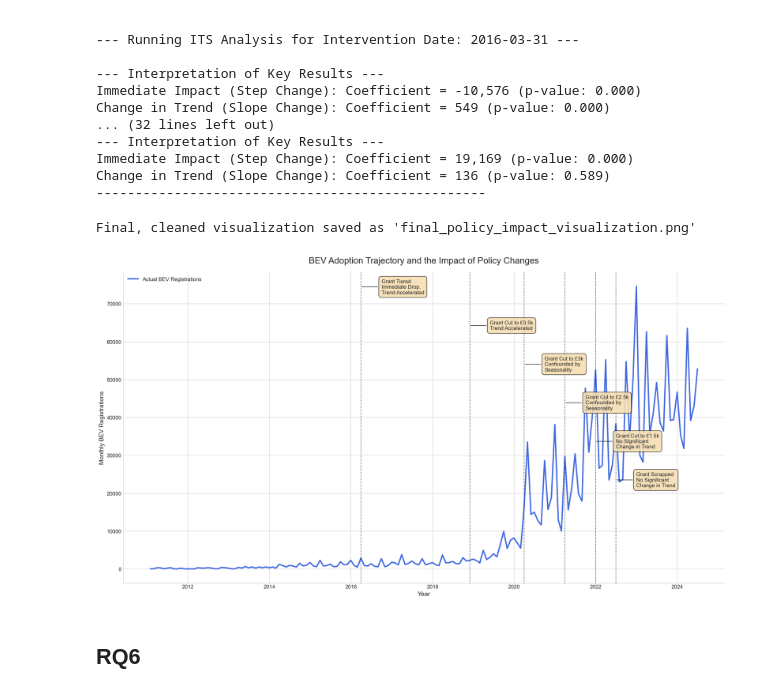
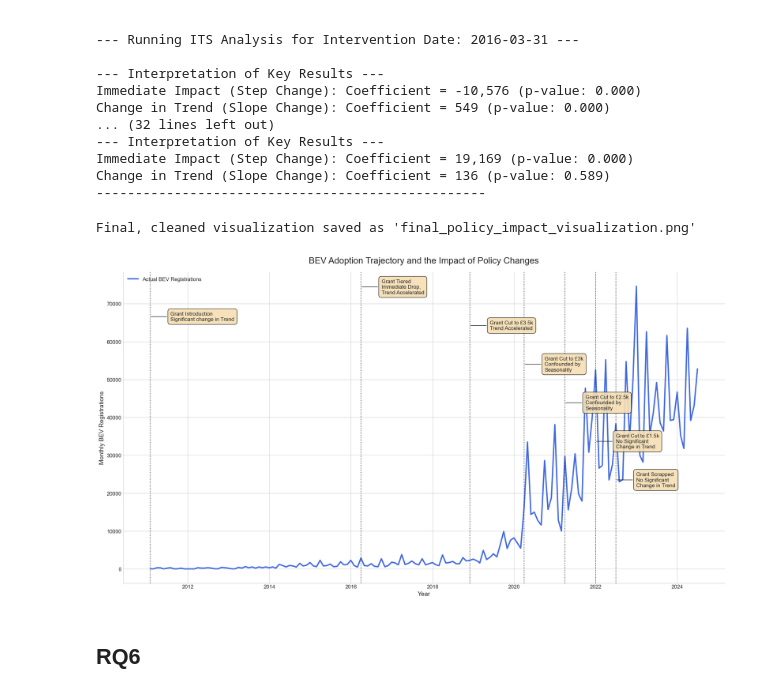
Before and after one commit to AshishSiwach/Masters_Dissertation, a Jupyter notebook: Code Files/Analysis and Modelling Code Files/Research_Questions_Analysis.ipynb, the cells around one changed output. Saved outputs shown, nothing was run; the diff lists cells and outputs as text; code cells hidden in the pictures.

```diff
--- a/Code Files/Analysis and Modelling Code Files/Research_Questions_Analysis.ipynb
+++ b/Code Files/Analysis and Modelling Code Files/Research_Questions_Analysis.ipynb
@@ -83,11 +83,12 @@ import matplotlib.pyplot as plt
 import seaborn as sns
 
 # --- Step 1: Load Data ---
-df = pd.read_csv('enhanced_imputed_dataset.csv', parse_dates=['date'], index_col='date')
+df = pd.read_csv("C:\\Users\\Ashish Siwach\\OneDrive - University of Exeter\\Dissertation_Cld\\Datasets\\enhanced_imputed_dataset.csv", parse_dates=['date'], index_col='date')
 TARGET = 'BEV_Registrations'
 
 # --- THE FIX: The complete and correct dictionary of all interventions ---
 interventions = {
+    '2011-01-31': {'label': 'Grant Introduction', 'finding': 'Significant change in Trend'},
     '2016-03-31': {'label': 'Grant Tiered', 'finding': 'Immediate Drop,\nTrend Accelerated'},
     '2018-11-30': {'label': 'Grant Cut to £3.5k', 'finding': 'Trend Accelerated'},
     '2020-03-31': {'label': 'Grant Cut to £3k', 'finding': 'Confounded by\nSeasonality'},
@@ -105,40 +106,40 @@ ax.plot(df.index, df[TARGET], label='Actual BEV Registrations', color='royalblue
 
 # --- Step 4: Add Vertical Lines and Staggered Annotations ---
 # Define staggered vertical positions for the annotations to prevent overlap
-y_positions_relative = [0.95, 0.82, 0.69, 0.56, 0.43, 0.30]
+y_positions_relative = [0.85, 0.95, 0.82, 0.69, 0.56, 0.43, 0.30]
 
 for i, (date_str, info) in enumerate(interventions.items()):
     intervention_date = pd.to_datetime(date_str)
 
     # Add the vertical line marking the policy change
     ax.axvline(x=intervention_date, color='black', linestyle=':', linewidth=1.5, alpha=0.8)
 
     # Use the staggered vertical position
     y_pos = ax.get_ylim()[1] * y_positions_relative[i]
 
     # Add the text and a simple line pointing to the event
     ax.annotate(f"{info['label']}\n{info['finding']}",
                 xy=(intervention_date, y_pos),
                 xytext=(intervention_date + pd.DateOffset(months=6), y_pos),
                 fontsize=12,
                 arrowprops=dict(arrowstyle="-", color='black', connectionstyle="arc3,rad=0"),
                 bbox=dict(boxstyle='round,pad=0.5', fc='wheat', alpha=0.9),
                 ha='left', va='center')
 
 # --- Step 5: Final Touches ---
 ax.set_title('BEV Adoption Trajectory and the Impact of Policy Changes', fontsize=20, pad=20)
 ax.set_ylabel('Monthly BEV Registrations', fontsize=14)
 ax.set_xlabel('Year', fontsize=14)
 ax.legend(loc='upper left', fontsize=12)
 ax.tick_params(axis='both', which='major', labelsize=12)
 sns.despine()
 plt.tight_layout()
 plt.savefig('final_policy_impact_visualization.png')
 
 print("Final, cleaned visualization saved as 'final_policy_impact_visualization.png'")
 # %% [output]
 Final, cleaned visualization saved as 'final_policy_impact_visualization.png'
-[figure, old version]
+[figure, new version]
 # %% [markdown]
 ## RQ6
 # %%
```
Also changed, not shown: parts of 4 cells of this notebook, 5 other files.
